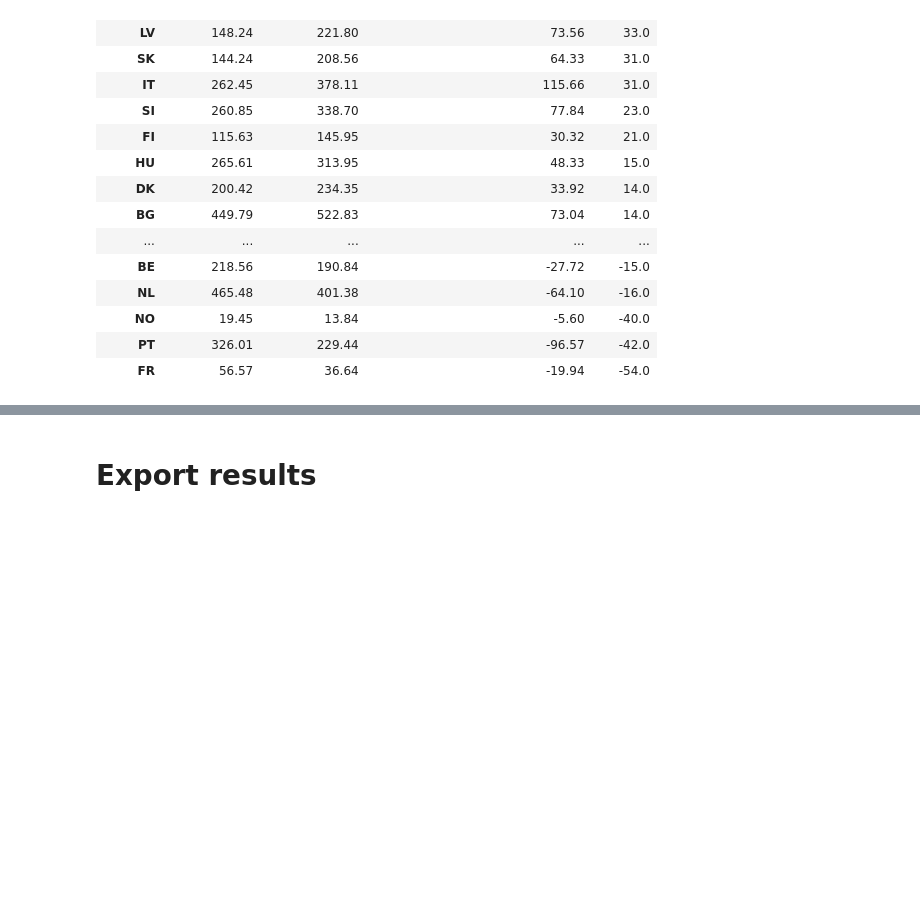
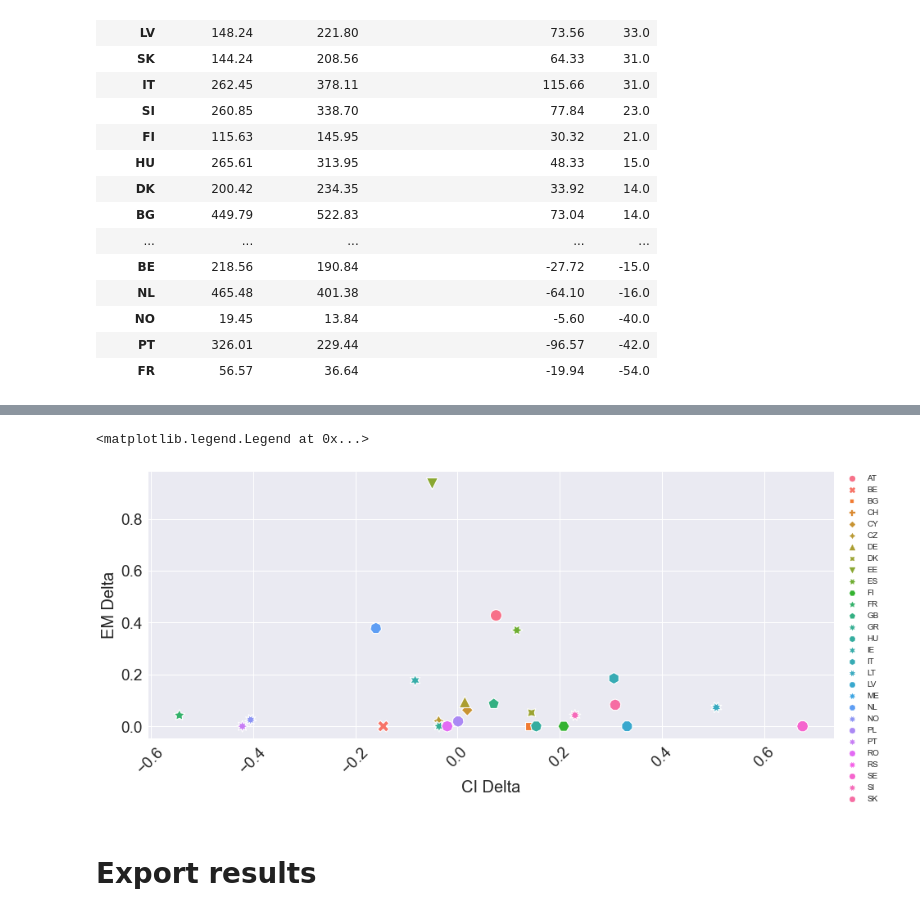
Before and after one commit to INATECH-CIG/CO2_emissions_factors, a Jupyter notebook: CI calculation bottom up method.ipynb, the cells around one changed output, grey strips where cells are left out. Drawn from its saved outputs; the diff is of its cells as text; code cells hidden in the pictures; blank space fills up the shorter version.

```diff
--- a/CI calculation bottom up method.ipynb
+++ b/CI calculation bottom up method.ipynb
@@ -437,0 +493,21 @@ round(CI_compar, 2).sort_values(by='diff_pro', ascending=False)
+# %%
+fig, ax = plt.subplots(1, 1)
+
+ax = sns.scatterplot(data=Indicator_compar, x="CI_indicator", y="emission_delta_indicator", hue=Indicator_compar.index, s=200, style=Indicator_compar.index)
+#CI_compar.plot(kind='scatter', x="indikator_CI", y="indikator_em", ax=ax, alpha=0.6, s=10, edgecolor='black')
+
+ax.set_xlabel("CI Delta" , fontsize=20)
+ax.set_ylabel("EM Delta", fontsize=20)
+
+ax.tick_params(axis='y',labelsize=19)
+ax.tick_params(axis='x',labelsize=19)
+
+ax.tick_params(axis='x', rotation=45)
+
+ax.legend(bbox_to_anchor=(1.01, 1),
+           borderaxespad=0)
+
+#CI_compar.plot(x='indikator_CI',y='indikator_em',kind='scatter',legend=True)
+# %% [output]
+<matplotlib.legend.Legend at 0x...>
+[figure, added]
```
Also changed, not shown: parts of 13 cells of this notebook, 6 other files.
